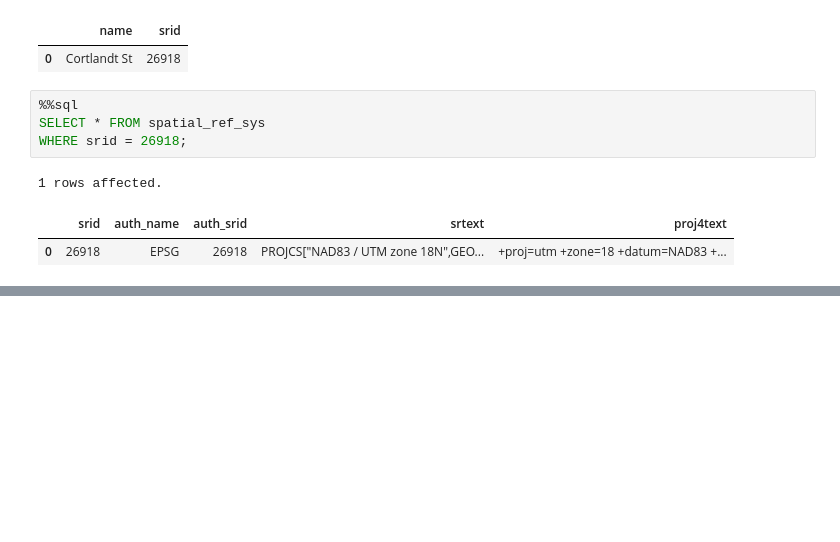
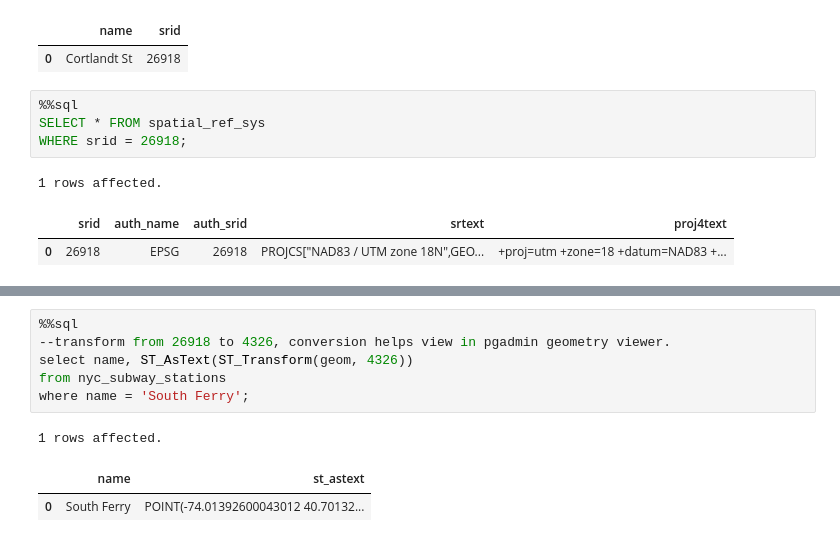
Before and after one commit to Vikash-exe/SQL, a Jupyter notebook: PostgreSQL.ipynb, the cells around one changed output, grey strips where cells are left out. Drawn from its saved outputs; the diff is of its cells as text; blank space fills up the shorter version.

```diff
--- a/PostgreSQL.ipynb
+++ b/PostgreSQL.ipynb
@@ -474,0 +508,10 @@ WHERE srid = 26918;
+# %%
+%%sql
+--transform from 26918 to 4326, conversion helps view in pgadmin geometry viewer.
+select name, ST_AsText(ST_Transform(geom, 4326))
+from nyc_subway_stations
+where name = 'South Ferry';
+# %% [output]
+1 rows affected.
+|  | name | st_astext |
+| 0 | South Ferry | POINT(-74.01392600043012 40.70132... |
```
Also changed, not shown: parts of 10 cells of this notebook.
